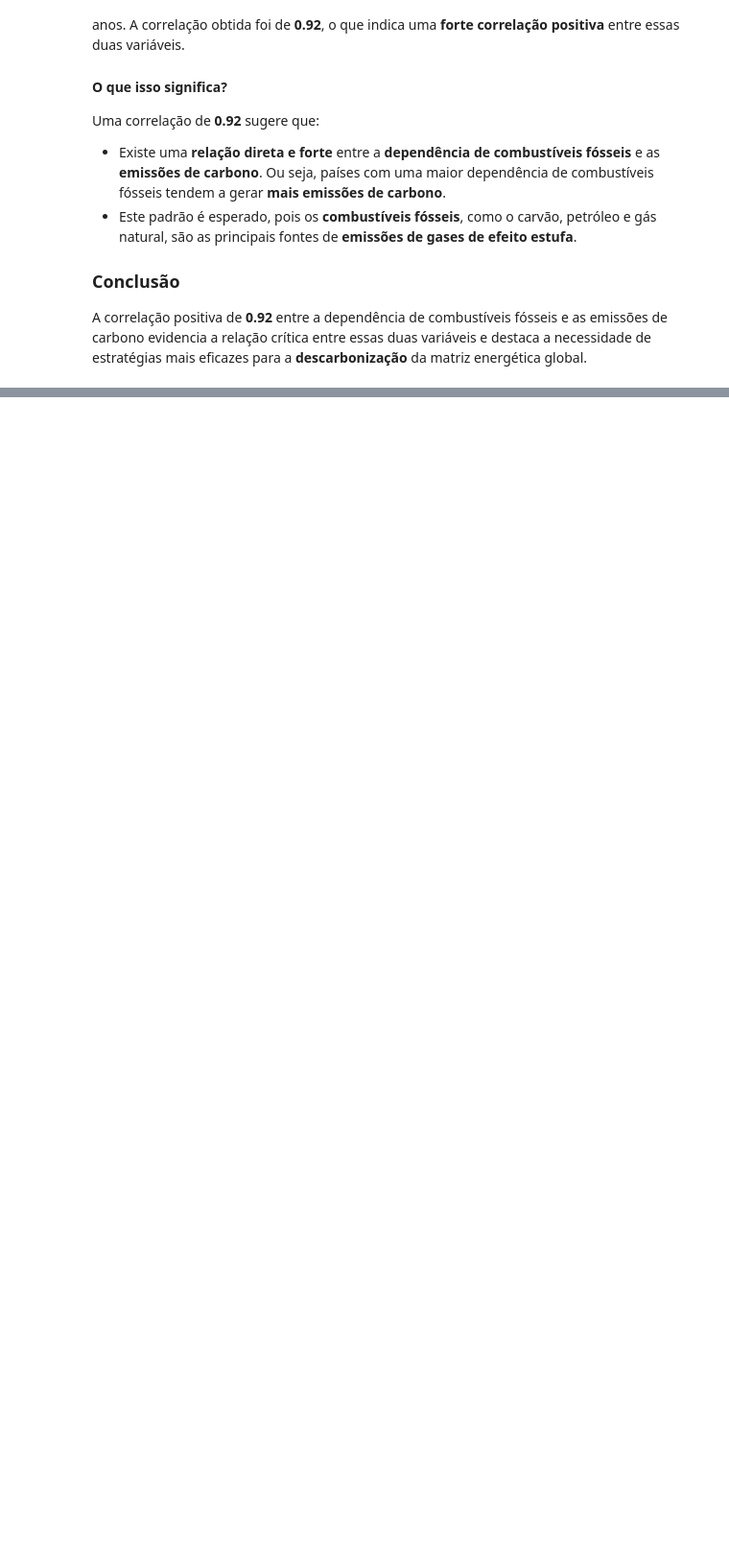
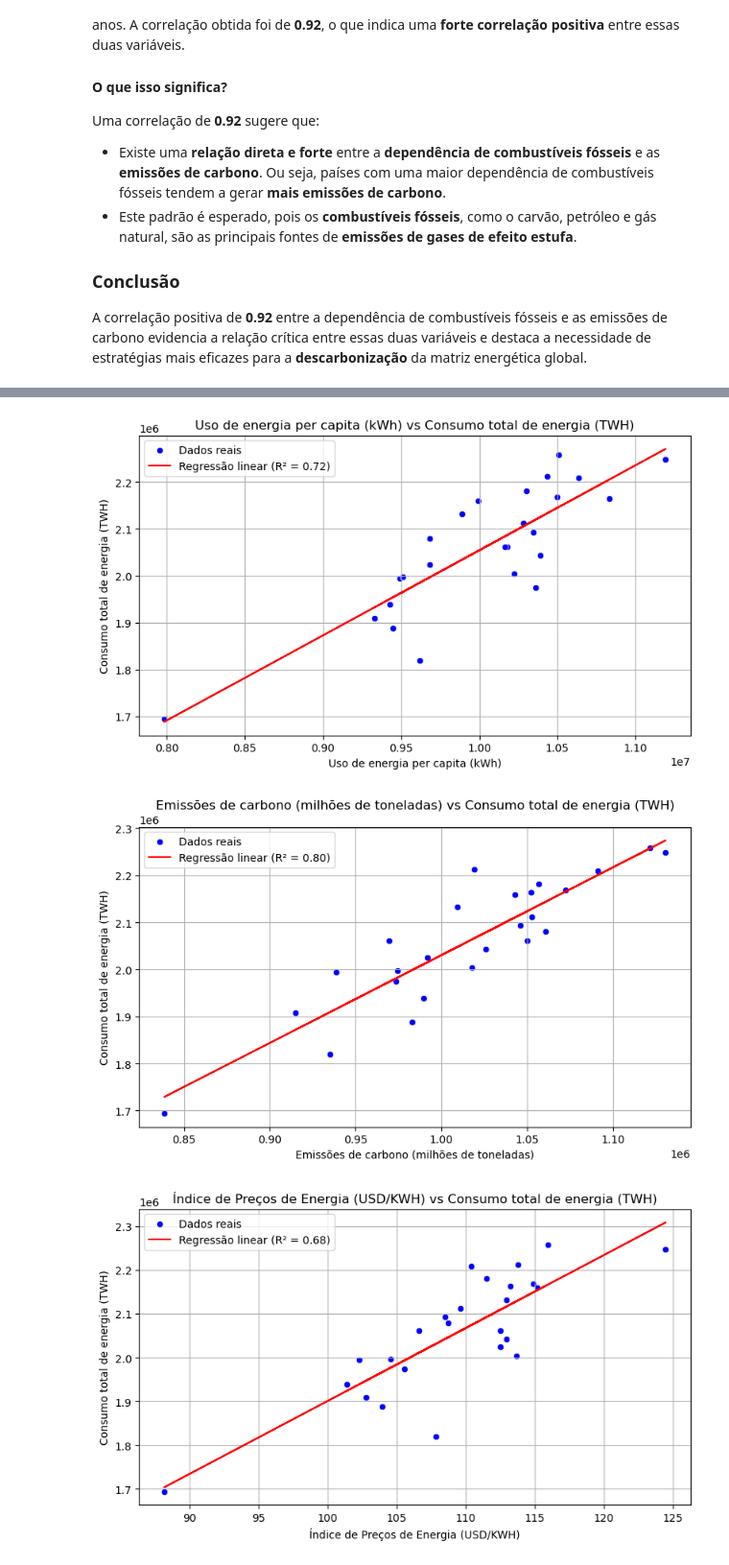
Before and after one commit to Matheus538Benjamin/Projeto-an-lise-de-dados-coderhouse, a Jupyter notebook: Projeto Ciência de Dados.ipynb, the cells around one changed output, grey strips where cells are left out. Shown at 96% size. Cells and saved outputs as stored; diff of their text form; code cells hidden in the pictures; blank space fills up the shorter version.

```diff
--- a/Projeto Ciência de Dados.ipynb
+++ b/Projeto Ciência de Dados.ipynb
@@ -496,0 +562,40 @@ A correlação positiva de **0.92** entre a dependência de combustíveis fósse
+# %%
+# DataFrame agrupado por ano (como fizemos antes)
+df_ano = df_energia.groupby('Ano').sum(numeric_only=True).reset_index()
+
+# Target
+target = 'Consumo total de energia (TWH)'
+
+# Variáveis explicativas que **não são percentuais**
+variaveis_explicativas = [
+    'Uso de energia per capita (kWh)',
+    'Emissões de carbono (milhões de toneladas)',
+    'Índice de Preços de Energia (USD/KWH)'
+]
+
+# Gerar gráficos para cada variável
+for var in variaveis_explicativas:
+    X = df_ano[[var]].values
+    y = df_ano[target].values
+
+    # Regressão linear
+    modelo = LinearRegression()
+    modelo.fit(X, y)
+    y_pred = modelo.predict(X)
+    r2 = r2_score(y, y_pred)
+
+    # Gráfico
+    plt.figure(figsize=(8, 5))
+    sns.scatterplot(x=X.flatten(), y=y, color='blue', label='Dados reais')
+    plt.plot(X, y_pred, color='red', label=f'Regressão linear (R² = {r2:.2f})')
+    plt.xlabel(var)
+    plt.ylabel(target)
+    plt.title(f'{var} vs {target}')
+    plt.legend()
+    plt.grid(True)
+    plt.tight_layout()
+    plt.show()
+# %% [output]
+[figure, added]
+[figure, added]
+[figure, added]
```
Also changed, not shown: parts of 53 cells of this notebook.
